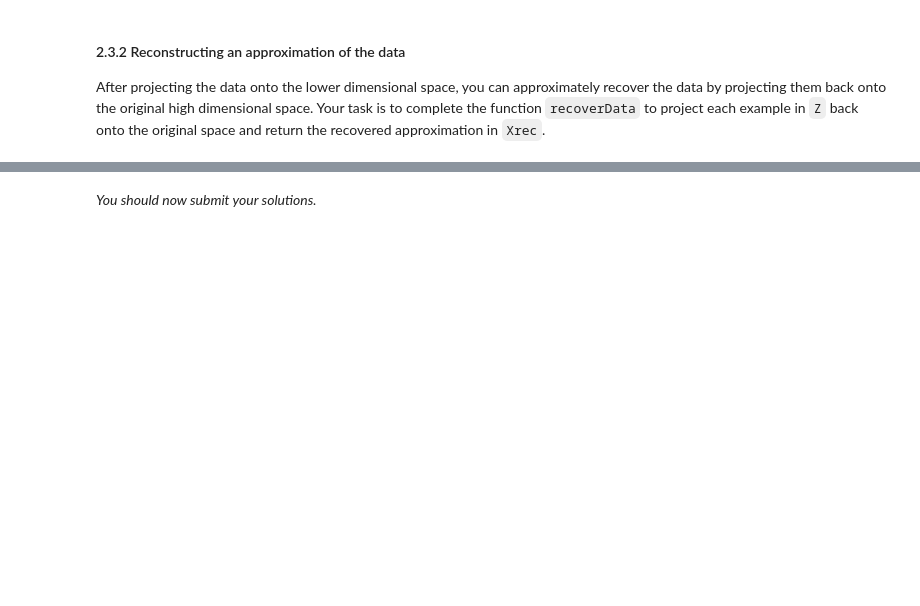
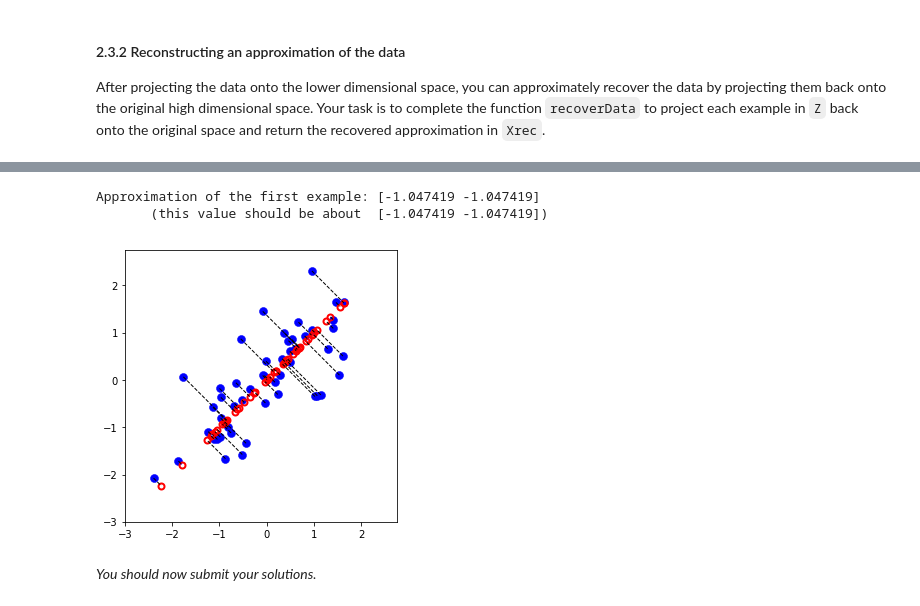
Before and after one commit to indrikwijaya/ml-coursera-python-assignments, a Jupyter notebook: Exercise7/exercise7.ipynb, the cells around one changed output, grey strips where cells are left out. Cells and saved outputs as stored; diff of their text form; code cells hidden in the pictures; blank space fills up the shorter version.

```diff
--- a/Exercise7/exercise7.ipynb
+++ b/Exercise7/exercise7.ipynb
@@ -713,7 +713,7 @@ def projectData(X, U, K):
 
     # ====================== YOUR CODE HERE ======================
     for i in range(X.shape[0]):
-        Z[i, :] = np.dot(X[i, :], U[:, K])
+        Z[i, :] = np.dot(X[i, :], U[:, :K])
 
 
     # =============================================================
@@ -785,7 +798,8 @@ def recoverData(Z, U, K):
     X_rec = np.zeros((Z.shape[0], U.shape[0]))
 
     # ====================== YOUR CODE HERE ======================
-
+    for i in range(Z.shape[0]):
+        X_rec[i, :] = np.dot(Z[i, :], U[:, :K].T)
 
 
     # =============================================================
@@ -799,19 +813,23 @@ In the figure above, the original data points are indicated with the blue circle
 # %%
 X_rec  = recoverData(Z, U, K)
 print('Approximation of the first example: [{:.6f} {:.6f}]'.format(X_rec[0, 0], X_rec[0, 1]))
 print('       (this value should be about  [-1.047419 -1.047419])')
 
 #  Plot the normalized dataset (returned from featureNormalize)
-fig, ax = pyplot.subplots(figsize=(5, 5))
+fig, ax = plt.subplots(figsize=(5, 5))
 ax.plot(X_norm[:, 0], X_norm[:, 1], 'bo', ms=8, mec='b', mew=0.5)
 ax.set_aspect('equal')
 ax.grid(False)
-pyplot.axis([-3, 2.75, -3, 2.75])
+plt.axis([-3, 2.75, -3, 2.75])
 
 # Draw lines connecting the projected points to the original points
 ax.plot(X_rec[:, 0], X_rec[:, 1], 'ro', mec='r', mew=2, mfc='none')
 for xnorm, xrec in zip(X_norm, X_rec):
     ax.plot([xnorm[0], xrec[0]], [xnorm[1], xrec[1]], '--k', lw=1)
+# %% [output]
+Approximation of the first example: [-1.047419 -1.047419]
+       (this value should be about  [-1.047419 -1.047419])
+[figure, added]
 # %% [markdown]
 *You should now submit your solutions.*
 # %%
```
Also changed, not shown: parts of 3 cells of this notebook.
